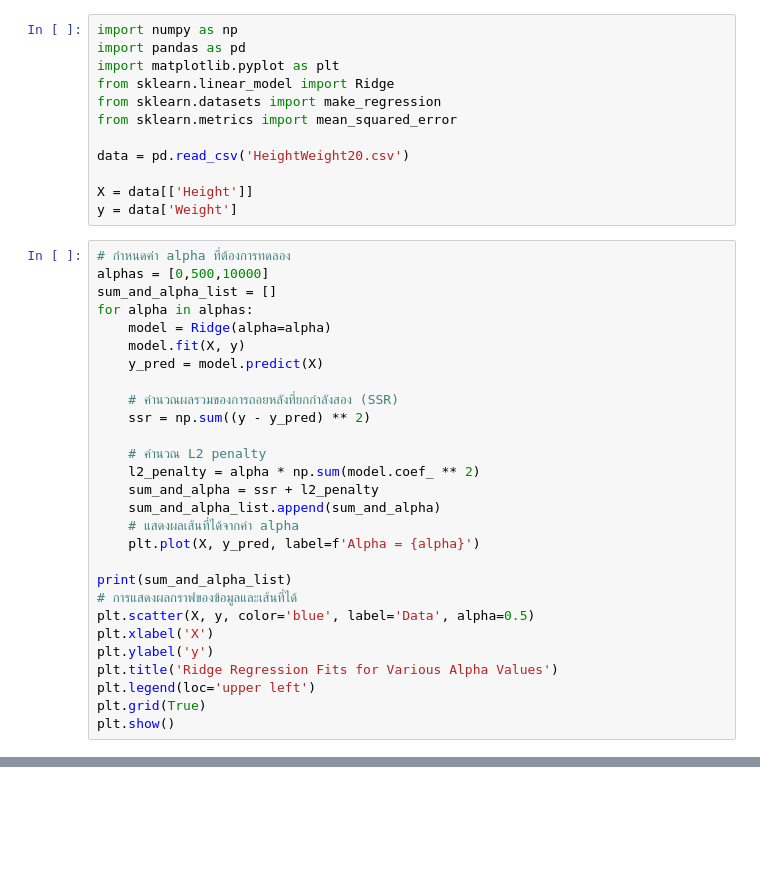
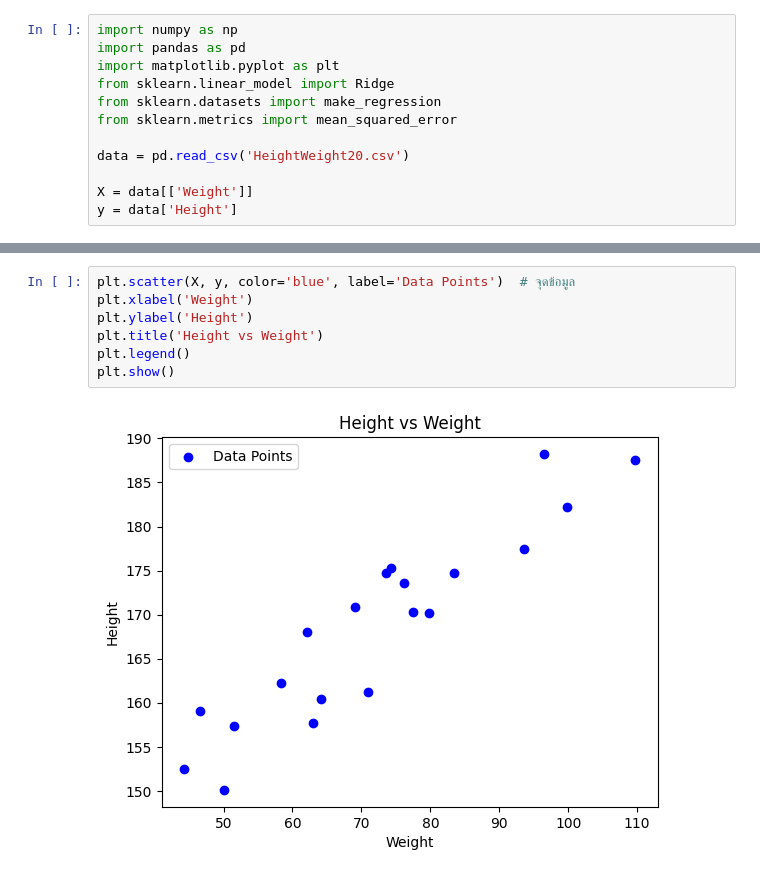
Before and after one commit to MLol-3/Machine-learning-class67, a Jupyter notebook: Regularization/Assignment1/assignment1.ipynb, the cells around one changed output, grey strips where cells are left out. Drawn from its saved outputs; the diff is of its cells as text; blank space fills up the shorter version.

```diff
--- a/Regularization/Assignment1/assignment1.ipynb
+++ b/Regularization/Assignment1/assignment1.ipynb
@@ -8,33 +8,5 @@ from sklearn.metrics import mean_squared_error
 
 data = pd.read_csv('HeightWeight20.csv')
 
-X = data[['Height']]
-y = data['Weight']
+X = data[['Weight']]
+y = data['Height']
-# %%
-# กำหนดค่า alpha ที่ต้องการทดลอง
-alphas = [0,500,10000]
-sum_and_alpha_list = []
-for alpha in alphas:
-    model = Ridge(alpha=alpha)
-    model.fit(X, y)
-    y_pred = model.predict(X)
-
-    # คำนวณผลรวมของการถอยหลังที่ยกกำลังสอง (SSR)
-    ssr = np.sum((y - y_pred) ** 2)
-
-    # คำนวณ L2 penalty
-    l2_penalty = alpha * np.sum(model.coef_ ** 2)
-    sum_and_alpha = ssr + l2_penalty
-    sum_and_alpha_list.append(sum_and_alpha)
-    # แสดงผลเส้นที่ได้จากค่า alpha
-    plt.plot(X, y_pred, label=f'Alpha = {alpha}')
-
-print(sum_and_alpha_list)
-# การแสดงผลกราฟของข้อมูลและเส้นที่ได้
-plt.scatter(X, y, color='blue', label='Data', alpha=0.5)
-plt.xlabel('X')
-plt.ylabel('y')
-plt.title('Ridge Regression Fits for Various Alpha Values')
-plt.legend(loc='upper left')
-plt.grid(True)
-plt.show()
@@ -88,0 +13,9 @@ plt.show()
+# %%
+plt.scatter(X, y, color='blue', label='Data Points')  # จุดข้อมูล
+plt.xlabel('Weight')
+plt.ylabel('Height')
+plt.title('Height vs Weight')
+plt.legend()
+plt.show()
+# %% [output]
+[figure, added]
```
Also changed, not shown: parts of 4 cells of this notebook.
